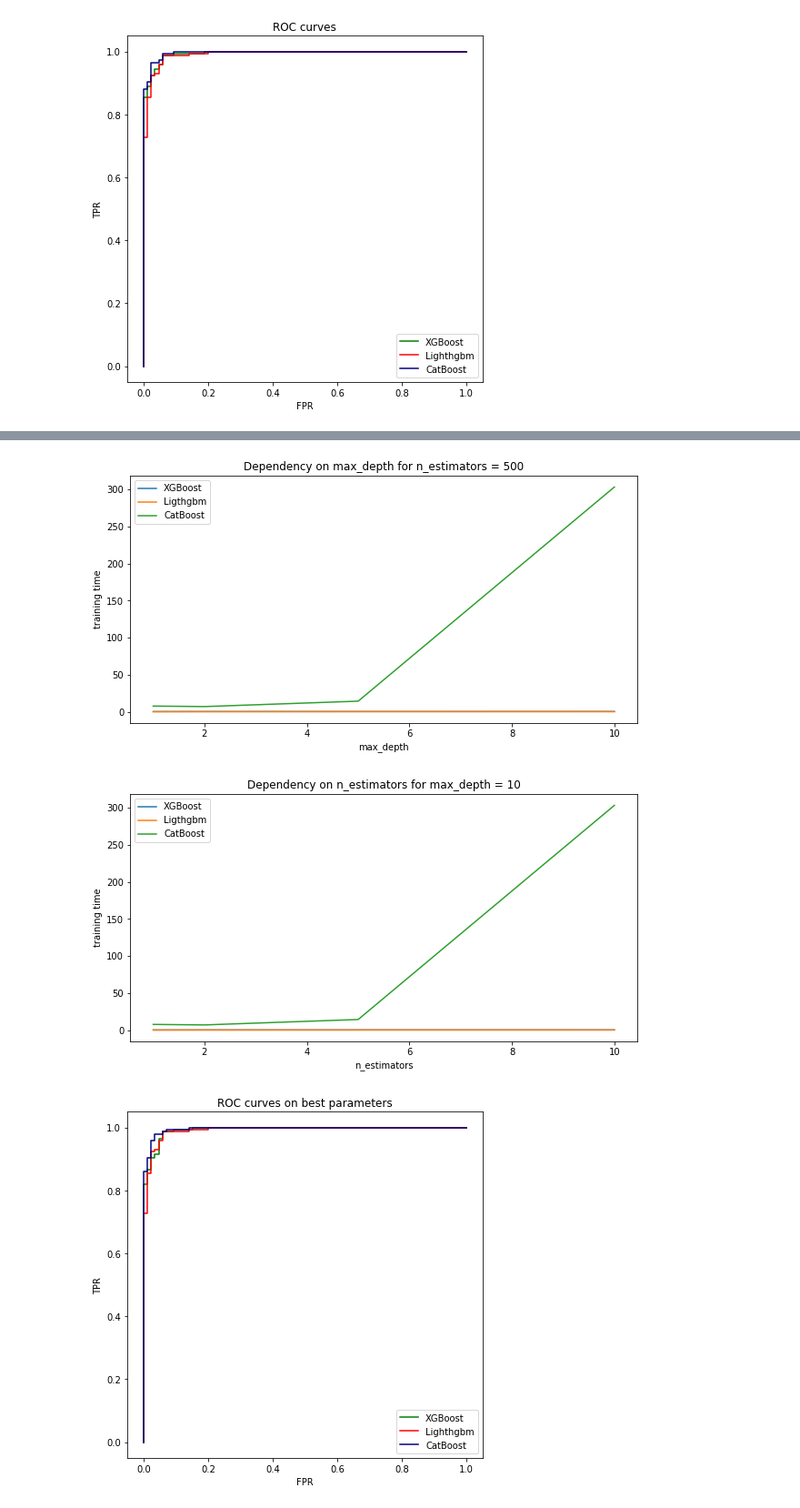
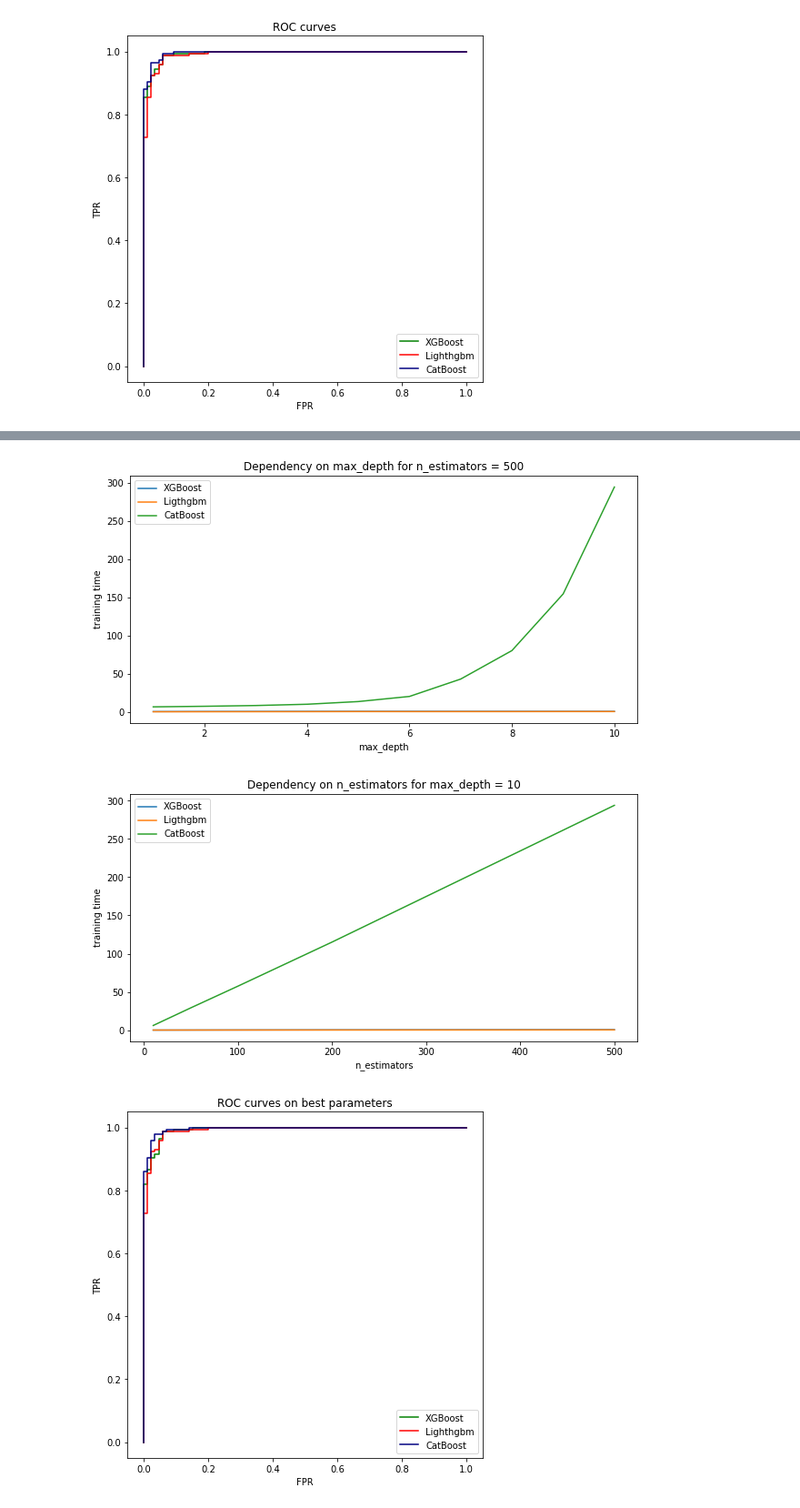
Before and after one commit to dzisandy/Machine-Learning, a Jupyter notebook: HW2/ML2019HW02-part2.ipynb, the cells around one changed output, grey strips where cells are left out. Shown: that part at 91% size. Drawn from its saved outputs; the diff is of its cells as text; code cells hidden in the pictures.

```diff
--- a/HW2/ML2019HW02-part2.ipynb
+++ b/HW2/ML2019HW02-part2.ipynb
@@ -554,6 +562,6 @@ Fitting 3 folds for each of 20 candidates, totalling 60 fits
 best parameters for cat : {'max_depth': 3, 'n_estimators': 100}
 # %%
-max_depth = [1, 2, 5,  10]
+max_depth = [1, 2, 3, 4, 5, 6, 7, 8, 9, 10]
 n_estimators = [10, 50, 100, 200, 500]
 times_xgb_depth = []
 times_lgb_depth = []
@@ -562,15 +570,15 @@ times_xgb_estimators = []
 times_lgb_estimators = []
 times_cat_estimators = []
 for item in max_depth:
-    clf_1 = xgb.XGBClassifier(loss_function = 'Logloss', n_estimators=500, max_depth = item, probabiliy=True)
+    clf_1 = xgb.XGBClassifier(loss_function = 'Logloss', n_estimators=500, max_depth = item, probabiliy=True, learning_rate=0.03)
     start_1 = time.time()
     clf_1.fit(X_train, y_train)
     end_1 = time.time()
-    clf_2 = lgb.LGBMClassifier(loss_function = 'Logloss', n_estimators=500, max_depth = item, probabiliy=True)
+    clf_2 = lgb.LGBMClassifier(loss_function = 'Logloss', n_estimators=500, max_depth = item, probabiliy=True, learning_rate=0.03)
     start_2 = time.time()
     clf_2.fit(X_train, y_train)
     end_2 = time.time()
-    clf_3  = catboost.CatBoostClassifier(loss_function = 'Logloss', n_estimators=500, max_depth = item, verbose=False)
+    clf_3  = catboost.CatBoostClassifier(loss_function = 'Logloss', n_estimators=500, max_depth = item, verbose=False, learning_rate=0.03)
     start_3 = time.time()
     clf_3.fit(X_train, y_train)
     end_3 = time.time()
@@ -579,15 +587,15 @@ for item in max_depth:
     times_cat_depth.append(end_3 - start_3)
 
 for item in n_estimators:
-    clf_4 = xgb.XGBClassifier(loss_function = 'Logloss', n_estimators=item, max_depth = 10, probabiliy=True)
+    clf_4 = xgb.XGBClassifier(loss_function = 'Logloss', n_estimators=item, max_depth = 10, probabiliy=True, learning_rate=0.03)
     start_4 = time.time()
     clf_4.fit(X_train, y_train)
     end_4 = time.time()
-    clf_5 = lgb.LGBMClassifier(loss_function = 'Logloss', n_estimators=item, max_depth = 10, probabiliy=True)
+    clf_5 = lgb.LGBMClassifier(loss_function = 'Logloss', n_estimators=item, max_depth = 10, probabiliy=True, learning_rate=0.03)
     start_5 = time.time()
     clf_5.fit(X_train, y_train)
     end_5 = time.time()
-    clf_6  = catboost.CatBoostClassifier(loss_function = 'Logloss', n_estimators= item, max_depth = 10, verbose=False)
+    clf_6  = catboost.CatBoostClassifier(loss_function = 'Logloss', n_estimators= item, max_depth = 10, verbose=False, learning_rate=0.03)
     start_6 = time.time()
     clf_6.fit(X_train, y_train)
     end_6 = time.time()
@@ -605,19 +613,19 @@ plt.plot(max_depth,times_cat_depth, label = 'CatBoost')
 plt.legend()
 plt.show()
 # %% [output]
-[figure, old version]
+[figure, new version]
 # %%
 plt.figure(figsize = (10,5))
 plt.title('Dependency on n_estimators for max_depth = 10')
 plt.xlabel('n_estimators')
 plt.ylabel('training time')
-plt.plot(max_depth,times_xgb_depth, label = 'XGBoost')
-plt.plot(max_depth,times_lgb_depth, label = 'Ligthgbm')
-plt.plot(max_depth,times_cat_depth, label = 'CatBoost')
+plt.plot(n_estimators,times_xgb_estimators, label = 'XGBoost')
+plt.plot(n_estimators,times_lgb_estimators, label = 'Ligthgbm')
+plt.plot(n_estimators,times_cat_estimators, label = 'CatBoost')
 plt.legend()
 plt.show()
 # %% [output]
-[figure, old version]
+[figure, new version]
 # %%
 plt.figure(figsize = (7,7))
 plt.xlabel('FPR')
```
Also changed, not shown: parts of 12 cells of this notebook, 39 other files.
